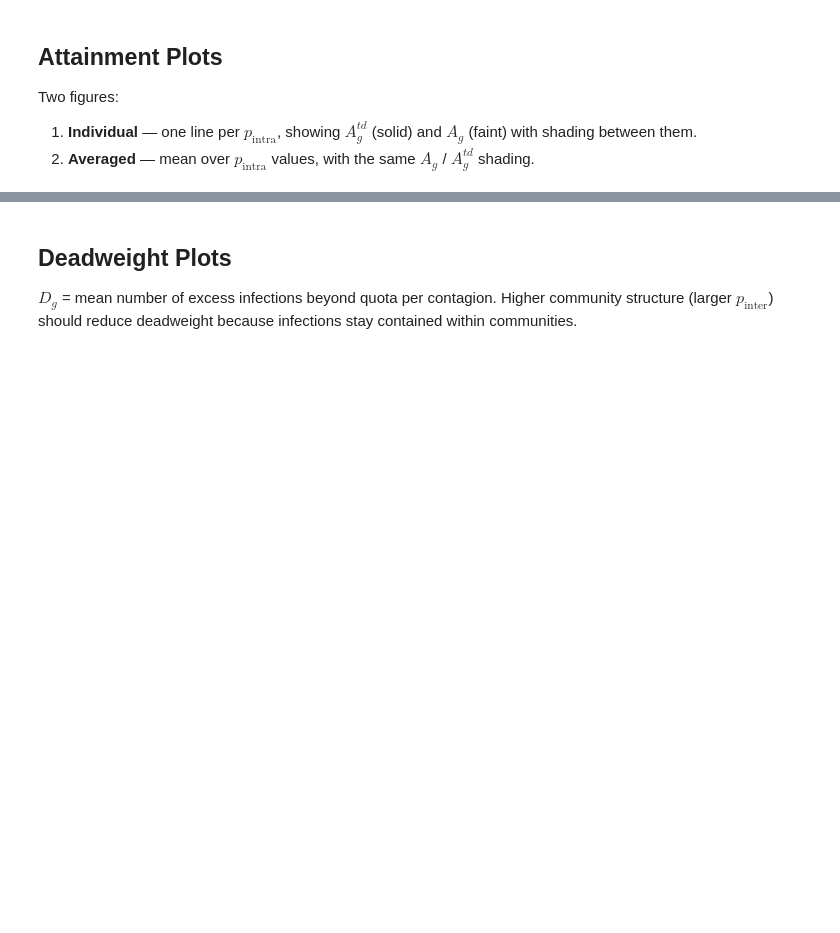
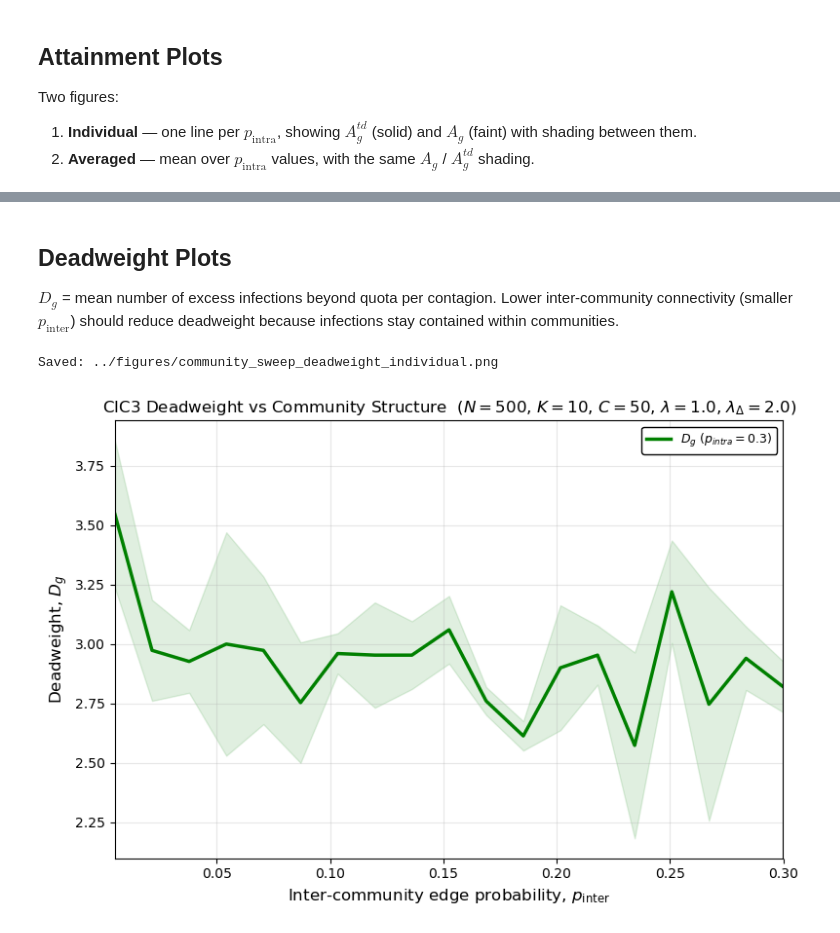
Before and after one commit to ThomasBlalock/Optimal-Seeding-in-Simplicial-Contagion-Models, a Jupyter notebook: experiments/community_structure_sweeps.ipynb, the cells around one changed output, grey strips where cells are left out. Saved outputs shown, nothing was run; the diff lists cells and outputs as text; code cells hidden in the pictures; blank space fills up the shorter version.

```diff
--- a/experiments/community_structure_sweeps.ipynb
+++ b/experiments/community_structure_sweeps.ipynb
@@ -329,7 +392,7 @@ plt.show()
 ## Deadweight Plots
 
 $D_g$ = mean number of excess infections beyond quota per contagion.
-Higher community structure (larger $p_{\mathrm{inter}}$) should reduce deadweight
+Lower inter-community connectivity (smaller $p_{\mathrm{inter}}$) should reduce deadweight
 because infections stay contained within communities.
 # %%
 fig, ax = plt.subplots(figsize=(8, 5.5))
@@ -340,34 +403,37 @@ for p_intra in P_INTRA_VALS:
 
     for p_inter in P_INTER_VALS:
         key = (round(p_inter, 4), p_intra)
         res = all_results[key]
         Dg_means.append(res['Dg_mean'])
         Dg_stds.append(res['Dg_std'])
 
     Dg_means = np.array(Dg_means)
     Dg_stds = np.array(Dg_stds)
 
     ax.plot(P_INTER_VALS, Dg_means, color=color, lw=2.5,
-            label=rf'$D_g$ ($p_{{inter}}={p_intra}$)')
+            label=rf'$D_g$ ($p_{{intra}}={p_intra}$)')
     ax.fill_between(P_INTER_VALS, Dg_means - Dg_stds, Dg_means + Dg_stds,
                      color=color, alpha=0.12)
 
 ax.set_xlim(P_INTER_VALS[0], P_INTER_VALS[-1])
 ax.set_xlabel(r'Inter-community edge probability, $p_{\mathrm{inter}}$', fontsize=12)
 ax.set_ylabel(r'Deadweight, $D_g$', fontsize=12)
 ax.set_title(
     rf'CIC3 Deadweight vs Community Structure  '
     rf'($N={N}$, $K={K_COMM}$, $C={C}$, '
     rf'$\lambda={LAMBDA}$, $\lambda_\Delta={LAMBDA_DELTA}$)',
     fontsize=12,
 )
 ax.legend(loc='best', framealpha=1, edgecolor='black', fontsize=9)
 ax.grid(alpha=0.3)
 plt.tight_layout()
 out_path = '../figures/community_sweep_deadweight_individual.png'
 plt.savefig(out_path, dpi=300, bbox_inches='tight')
 print(f'Saved: {out_path}')
 plt.show()
+# %% [output]
+Saved: ../figures/community_sweep_deadweight_individual.png
+[figure, added]
 # %%
 Dg_stack = np.array([
     [all_results[(round(p_inter, 4), p_intra)]['Dg_mean']
```
Also changed, not shown: parts of 9 cells of this notebook, 38 other files.
